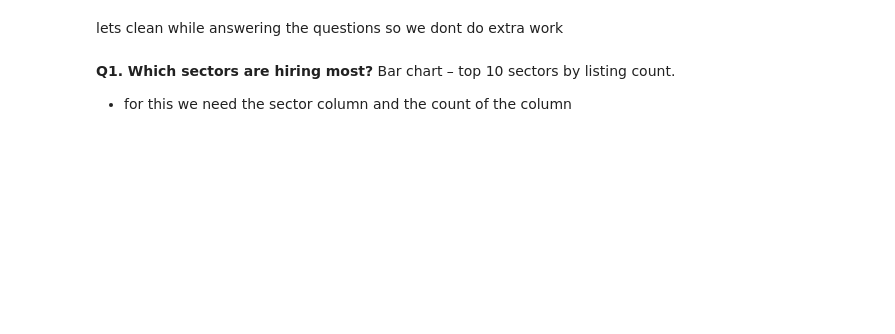
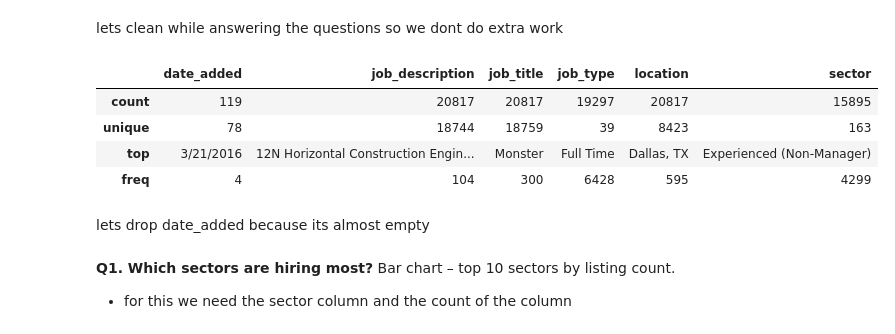
Before and after one commit to 3wn00/job_cleaning, a Jupyter notebook: notebooks/clean.ipynb, the cells around one changed output. Cells and saved outputs as stored; diff of their text form; code cells hidden in the pictures; blank space fills up the shorter version.

```diff
--- a/notebooks/clean.ipynb
+++ b/notebooks/clean.ipynb
@@ -141,2 +160,14 @@ df.head(3)
+# %%
+df = df.drop_duplicates()
 # %% [markdown]
 lets clean while answering the questions so we dont do extra work
+# %%
+df.describe()
+# %% [output]
+|  | date_added | job_description | job_title | job_type | location | sector |
+| count | 119 | 20817 | 20817 | 19297 | 20817 | 15895 |
+| unique | 78 | 18744 | 18759 | 39 | 8423 | 163 |
+| top | 3/21/2016 | 12N Horizontal Construction Engin... | Monster | Full Time | Dallas, TX | Experienced (Non-Manager) |
+| freq | 4 | 104 | 300 | 6428 | 595 | 4299 |
+# %% [markdown]
+lets drop date_added because its almost empty
```
Also changed, not shown: parts of 4 cells of this notebook.
